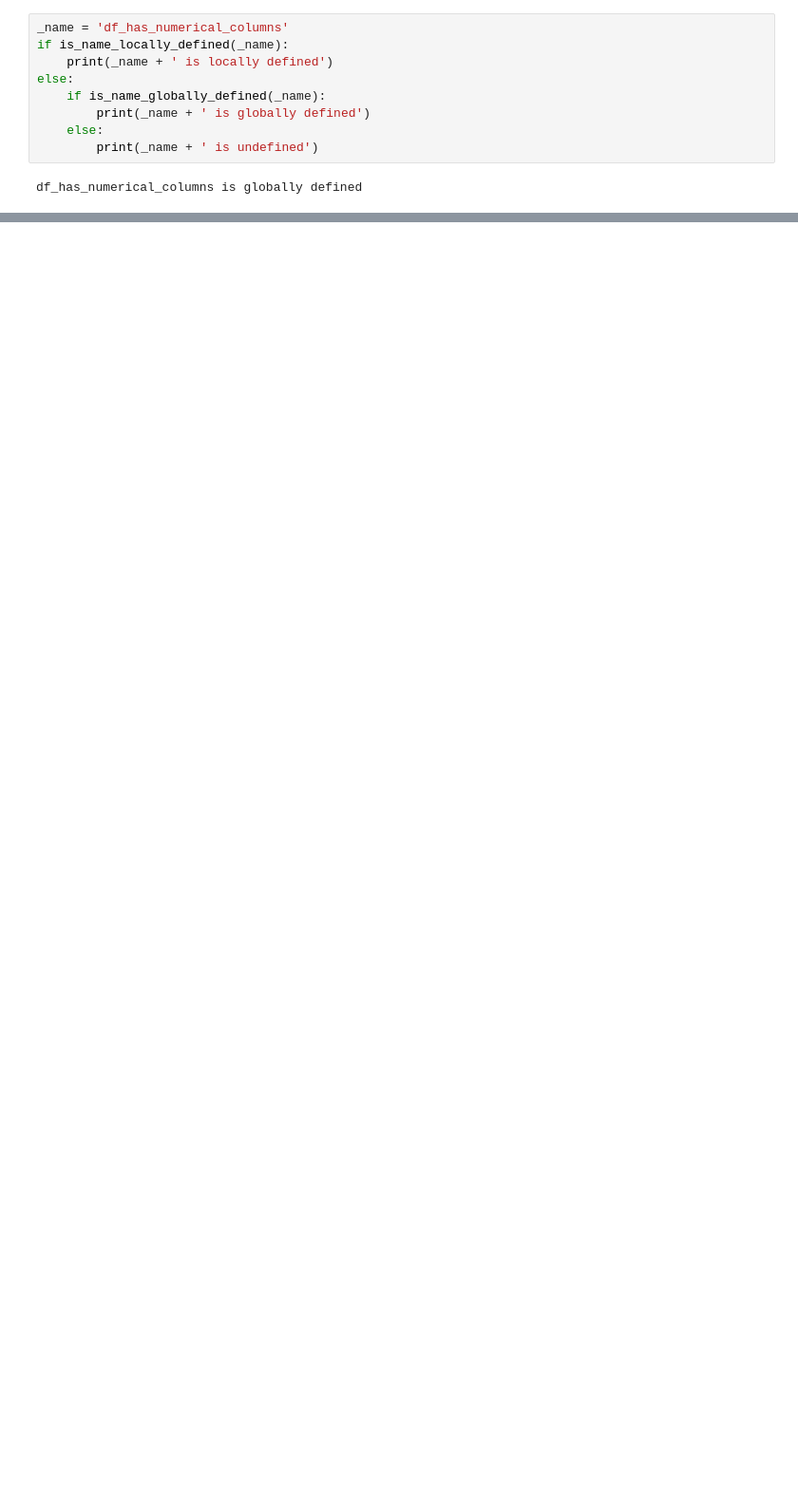
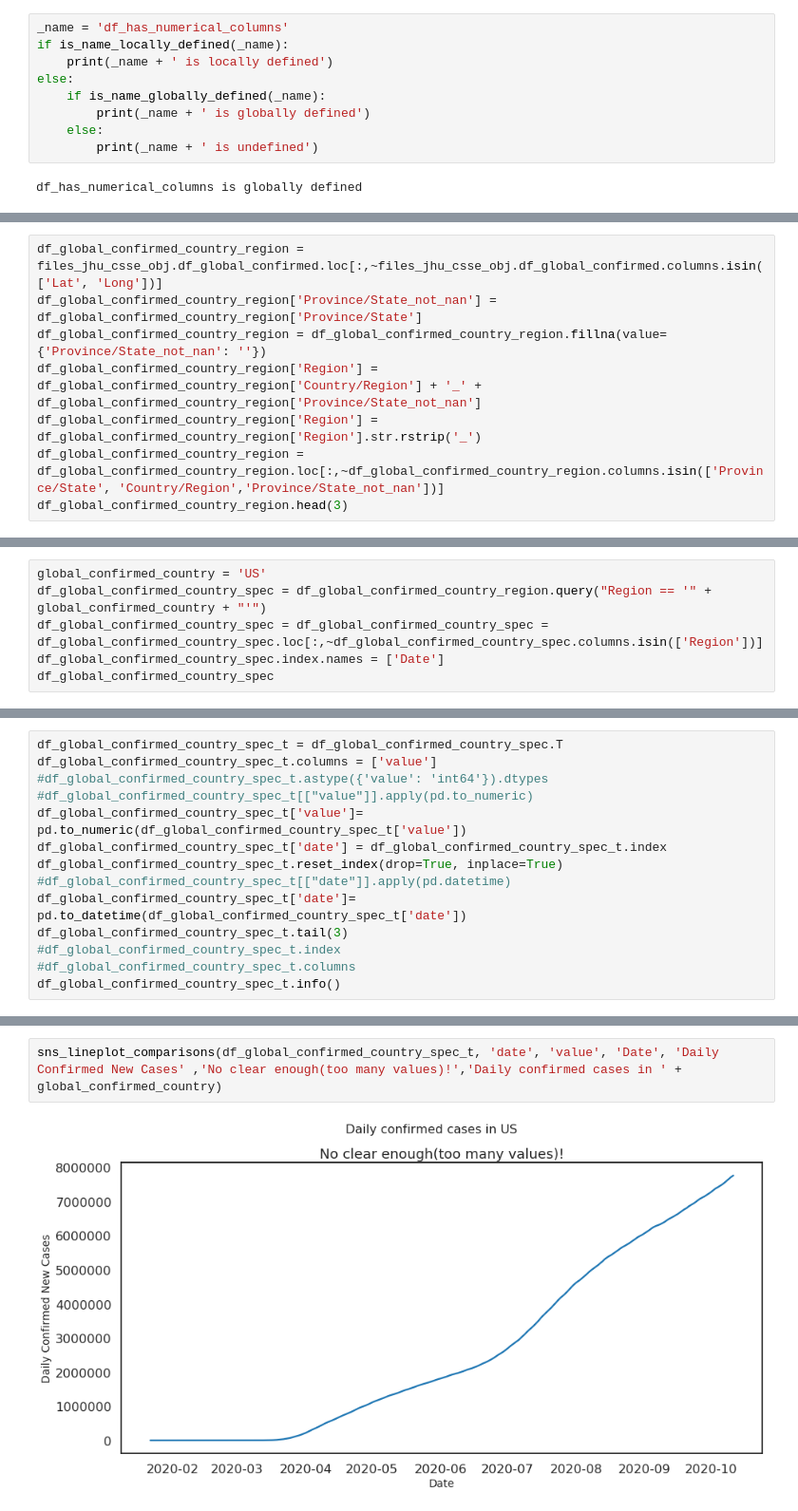
Before and after one commit to lveagithub/barcelonads, a Jupyter notebook: Session_DS_Stats_1/DataTypes.ipynb, the cells around one changed output, grey strips where cells are left out. Shown at 95% size. Saved outputs shown, nothing was run; the diff lists cells and outputs as text; blank space fills up the shorter version.

Commit message:
Implement lineplot

```diff
--- a/Session_DS_Stats_1/DataTypes.ipynb
+++ b/Session_DS_Stats_1/DataTypes.ipynb
@@ -403,0 +503,8 @@ First 3 rows:
+# %%
+df_global_confirmed_country_region = files_jhu_csse_obj.df_global_confirmed.loc[:,~files_jhu_csse_obj.df_global_confirmed.columns.isin(['Lat', 'Long'])]
+df_global_confirmed_country_region['Province/State_not_nan'] = df_global_confirmed_country_region['Province/State']
+df_global_confirmed_country_region = df_global_confirmed_country_region.fillna(value={'Province/State_not_nan': ''})
+df_global_confirmed_country_region['Region'] = df_global_confirmed_country_region['Country/Region'] + '_' + df_global_confirmed_country_region['Province/State_not_nan']
+df_global_confirmed_country_region['Region'] = df_global_confirmed_country_region['Region'].str.rstrip('_')
+df_global_confirmed_country_region = df_global_confirmed_country_region.loc[:,~df_global_confirmed_country_region.columns.isin(['Province/State', 'Country/Region','Province/State_not_nan'])]
+df_global_confirmed_country_region.head(3)
@@ -403,0 +517,6 @@ First 3 rows:
+# %%
+global_confirmed_country = 'US'
+df_global_confirmed_country_spec = df_global_confirmed_country_region.query("Region == '" + global_confirmed_country + "'")
+df_global_confirmed_country_spec = df_global_confirmed_country_spec = df_global_confirmed_country_spec.loc[:,~df_global_confirmed_country_spec.columns.isin(['Region'])]
+df_global_confirmed_country_spec.index.names = ['Date']
+df_global_confirmed_country_spec
@@ -403,0 +528,14 @@ First 3 rows:
+# %%
+df_global_confirmed_country_spec_t = df_global_confirmed_country_spec.T
+df_global_confirmed_country_spec_t.columns = ['value']
+#df_global_confirmed_country_spec_t.astype({'value': 'int64'}).dtypes
+#df_global_confirmed_country_spec_t[["value"]].apply(pd.to_numeric)
+df_global_confirmed_country_spec_t['value']= pd.to_numeric(df_global_confirmed_country_spec_t['value'])
+df_global_confirmed_country_spec_t['date'] = df_global_confirmed_country_spec_t.index
+df_global_confirmed_country_spec_t.reset_index(drop=True, inplace=True)
+#df_global_confirmed_country_spec_t[["date"]].apply(pd.datetime)
+df_global_confirmed_country_spec_t['date']= pd.to_datetime(df_global_confirmed_country_spec_t['date'])
+df_global_confirmed_country_spec_t.tail(3)
+#df_global_confirmed_country_spec_t.index
+#df_global_confirmed_country_spec_t.columns
+df_global_confirmed_country_spec_t.info()
@@ -403,0 +554,4 @@ First 3 rows:
+# %%
+sns_lineplot_comparisons(df_global_confirmed_country_spec_t, 'date', 'value', 'Date', 'Daily Confirmed New Cases' ,'No clear enough(too many values)!','Daily confirmed cases in ' + global_confirmed_country)
+# %% [output]
+[figure, added]
```
Also changed, not shown: parts of 19 cells of this notebook, 2 other files.
